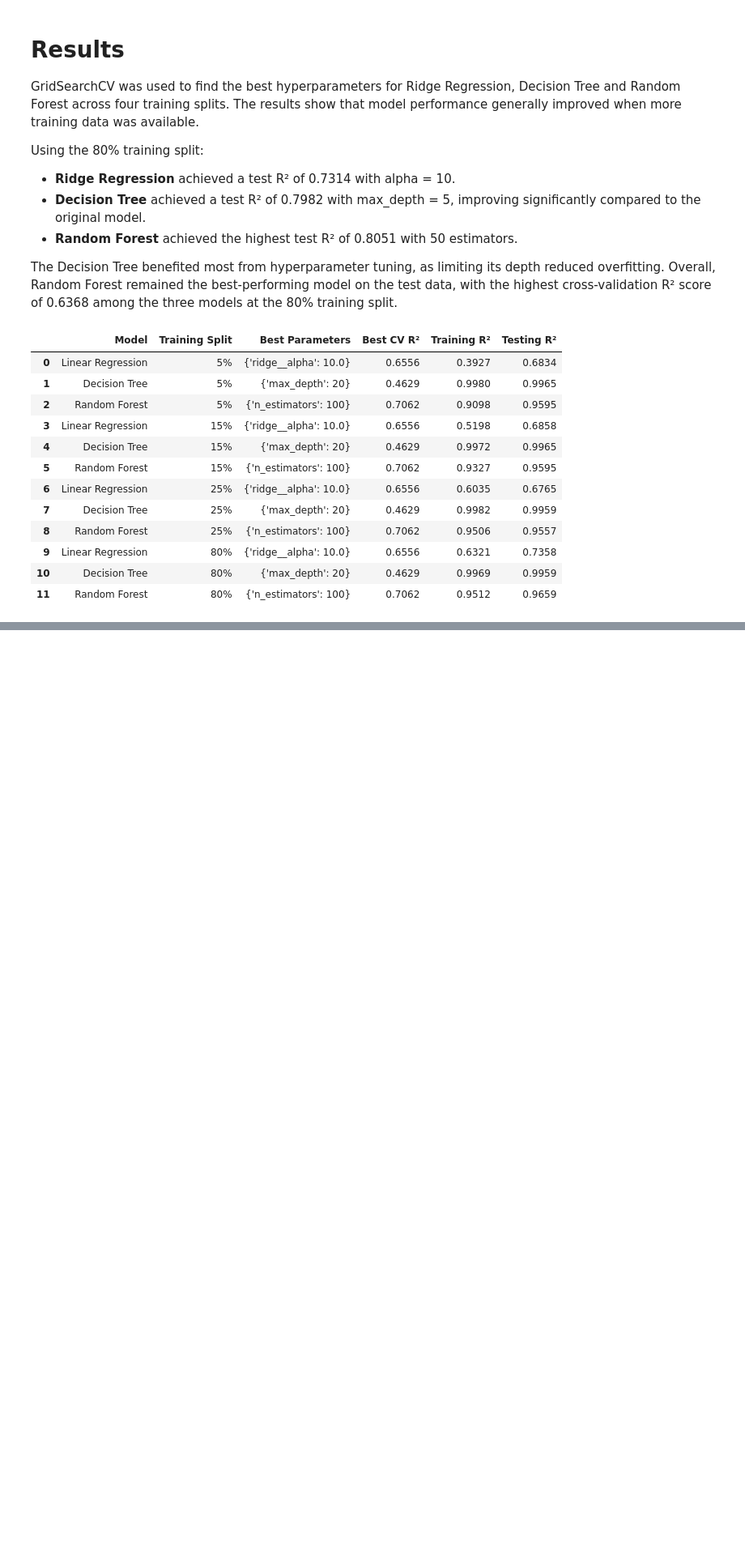
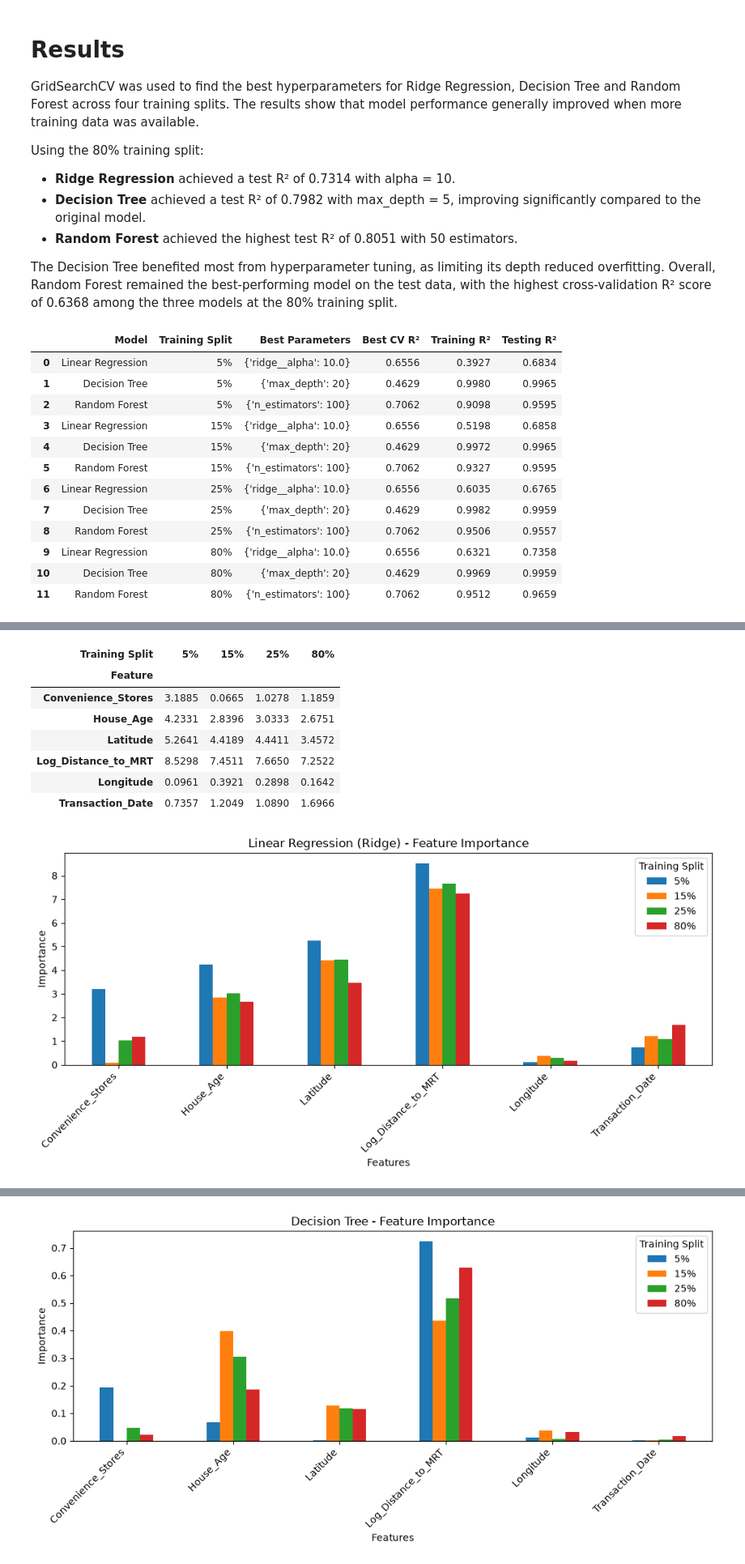
Before and after one commit to sba25049-boop/ML-CA1_sba25049_1126, a Jupyter notebook: Mariana_Garcia_sba25049_CA1.ipynb, the cells around one changed output, grey strips where cells are left out. Shown at 81% size. Cells and saved outputs as stored; diff of their text form; code cells hidden in the pictures; blank space fills up the shorter version.

Commit message:
Feature importance

```diff
--- a/Mariana_Garcia_sba25049_CA1.ipynb
+++ b/Mariana_Garcia_sba25049_CA1.ipynb
@@ -1603,0 +1644,79 @@ GridSearchCV was applied only to the training data to avoid data leakage and ens
+# %%
+feature_results = []
+
+for size in [0.05, 0.15, 0.25, 0.80]:
+
+    X_train, X_test, y_train, y_test = splits[size]
+
+    models_importance = {
+        "Linear Regression (Ridge)": make_pipeline(
+            StandardScaler(), Ridge(alpha=10)
+        ),
+        "Decision Tree": DecisionTreeRegressor(
+            max_depth=5, random_state=42
+        ),
+        "Random Forest": RandomForestRegressor(
+            n_estimators=50, random_state=42
+        )
+    }
+
+    for name, model in models_importance.items():
+
+        model.fit(X_train, y_train)
+
+        if name == "Linear Regression (Ridge)":
+            importance = abs(model.named_steps["ridge"].coef_)
+        else:
+            importance = model.feature_importances_
+
+        for feature, value in zip(X_train.columns, importance):
+            feature_results.append([
+                name,
+                f"{size * 100:.0f}%",
+                feature,
+                value
+            ])
+
+feature_df = pd.DataFrame(
+    feature_results,
+    columns=["Model", "Training Split", "Feature", "Importance"]
+)
+
+
+for name in feature_df["Model"].unique():
+
+    model_data = feature_df[feature_df["Model"] == name]
+
+    importance_table = model_data.pivot(
+        index="Feature",
+        columns="Training Split",
+        values="Importance"
+    )
+
+    importance_table = importance_table[
+        ["5%", "15%", "25%","80%"]
+    ]
+
+    display(importance_table.round(4))
+
+    importance_table.plot(
+        kind="bar",
+        figsize=(10, 5),
+        title=f"{name} - Feature Importance"
+    )
+
+    plt.ylabel("Importance")
+    plt.xlabel("Features")
+    plt.xticks(rotation=45, ha="right")
+    plt.tight_layout()
+    plt.show()
+# %% [output]
+| Training Split | 5% | 15% | 25% | 80% |
+| Feature |  |  |  |  |
+| Convenience_Stores | 3.1885 | 0.0665 | 1.0278 | 1.1859 |
+| House_Age | 4.2331 | 2.8396 | 3.0333 | 2.6751 |
+| Latitude | 5.2641 | 4.4189 | 4.4411 | 3.4572 |
+| Log_Distance_to_MRT | 8.5298 | 7.4511 | 7.6650 | 7.2522 |
+| Longitude | 0.0961 | 0.3921 | 0.2898 | 0.1642 |
+| Transaction_Date | 0.7357 | 1.2049 | 1.0890 | 1.6966 |
+[figure, added]
@@ -1603,0 +1731 @@ GridSearchCV was applied only to the training data to avoid data leakage and ens
+[figure, added]
```
Also changed, not shown: parts of 6 cells of this notebook.
